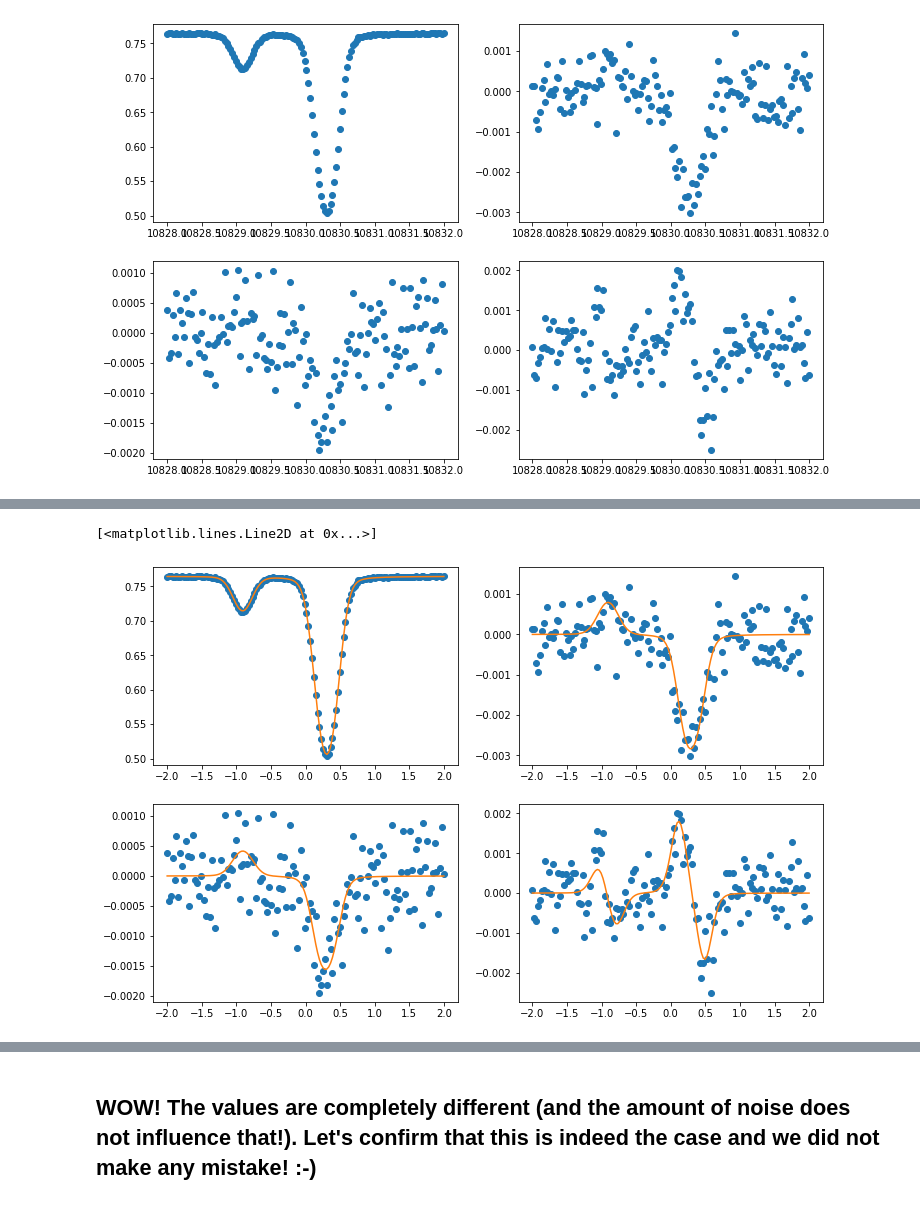
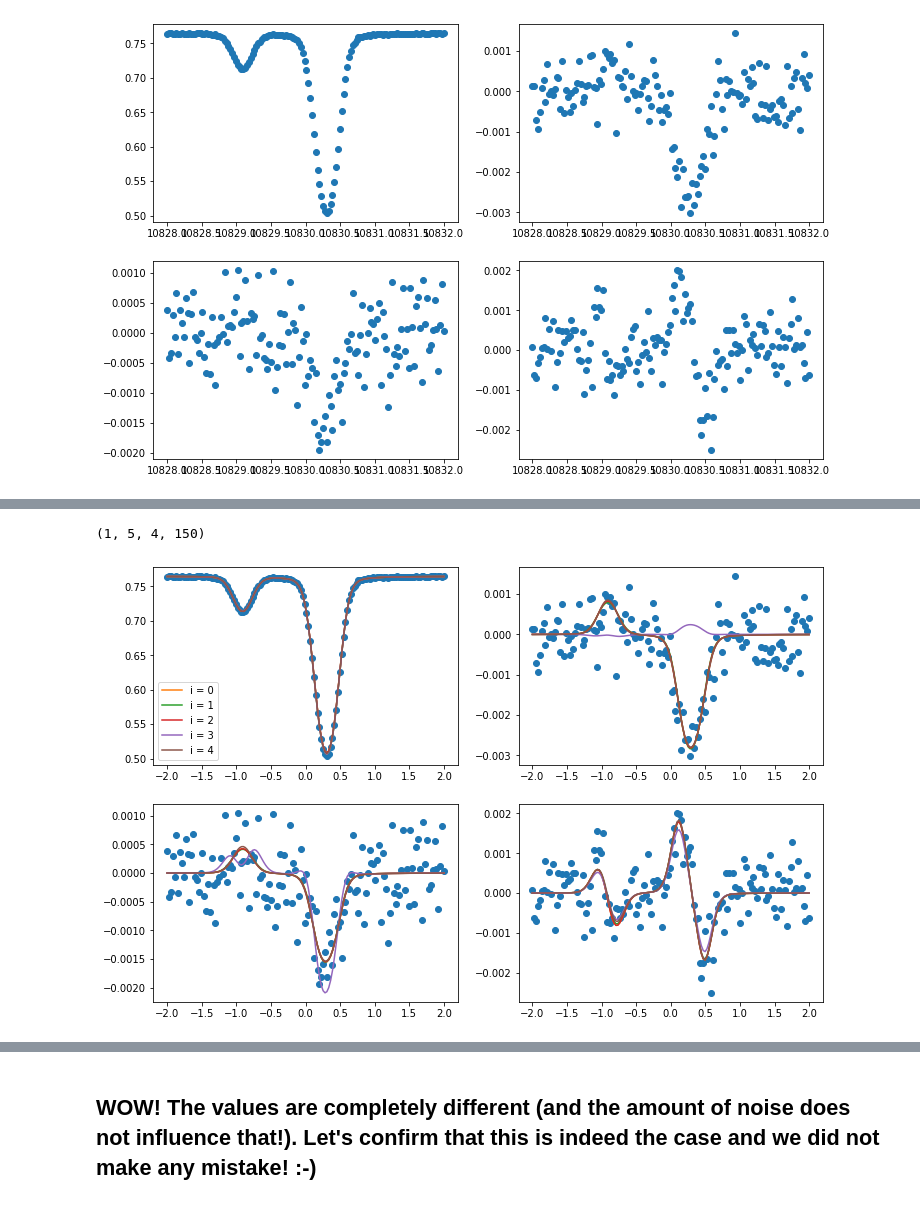
Before and after one commit to ivanzmilic/dkist_workshop_5, a Jupyter notebook: test_inversion.ipynb, the cells around one changed output, grey strips where cells are left out. Cells and saved outputs as stored; diff of their text form; code cells hidden in the pictures.

```diff
--- a/test_inversion.ipynb
+++ b/test_inversion.ipynb
@@ -16,19 +16,20 @@ import h5py
 ## We will start with a slab at the disk center, with strong magnetic field.
 # %%
 mod = hazel.Model(working_mode='synthesis')
-mod.add_spectral({'Name': 'spec1', 'Wavelength': [10827, 10832, 200], 'topology': 'ch1',
+mod.add_spectral({'Name': 'spec1', 'Wavelength': [10827, 10832, 201], 'topology': 'ch1',
     'LOS': [0.0,0.0,0.0], 'Boundary condition': [1.0,0.0,0.0,0.0]})
 mod.add_chromosphere({'Name': 'ch1', 'Spectral region': 'spec1', 'Height': 5.0, 'Line': '10830', 'Wavelength': [10827, 10832]})
 mod.setup()
 
 # Vector of parameters are (Bx,By,Bz,tau,v,deltav,beta,a) and then the ff.
 # Can you tell me which of the B components is los one, and which ones lie in the plane of the sky?
+# Parameters: (Bx,By,Bz,tau,v,deltav,beta,a)
 params_original = [500.0,700.0,1000.0,0.5,0.0,5.0,1.0,0.01]
 mod.atmospheres['ch1'].set_parameters(params_original,1.0)
 mod.synthesize()
 
 # This is where the wavelength hides
-ll = mod.spectrum['spec1'].wavelength_axis
+ll = np.copy(mod.spectrum['spec1'].wavelength_axis)
 n_wvl = len(ll)
 
 plt.figure(figsize=[14,8])
@@ -258,18 +217,19 @@ a=  0.012281458180596987 Original =  0.01
 ### What physics do you expect? How strong polarization do you expect?
 # %%
 mod = hazel.Model(working_mode='synthesis')
-mod.add_spectral({'Name': 'spec1', 'Wavelength': [10827, 10832, 200], 'topology': 'ch1',
-    'LOS': [90.0,0.0,90.0], 'Boundary condition': [0.0,0.0,0.0,0.0]})
+mod.add_spectral({'Name': 'spec1', 'Wavelength': [10827, 10832, 201], 'topology': 'ch1',
+    'LOS': [90.0,0.0,0.0], 'Boundary condition': [0.0,0.0,0.0,0.0]})
 mod.add_chromosphere({'Name': 'ch1', 'Spectral region': 'spec1', 'Height': 15.0, 'Line': '10830', 'Wavelength': [10827, 10832]})
 mod.setup()
 # Vector of parameters are (Bx,By,Bz,tau,v,deltav,beta,a) and then the ff
-params_original = [3.0,-4.0,7.0,1.0,0.0,8.0,1.0,0.01]
+params_original = [3.0,-4.0,7.0,0.5,0.0,8.0,1.0,0.2]
 mod.atmospheres['ch1'].set_parameters(params_original,1.0)
 mod.synthesize()
 
 # This is where the wavelength hides
-ll = mod.spectrum['spec1'].wavelength_axis
+ll = np.copy(mod.spectrum['spec1'].wavelength_axis)
 n_wvl = len(ll)
+print (n_wvl)
 
 plt.figure(figsize=[14,8])
 plt.subplot(221)
@@ -277,13 +237,13 @@ plt.plot(ll,mod.spectrum['spec1'].stokes[0,:])
 plt.ylabel("Stokes I")
 plt.subplot(222)
 plt.plot(ll,mod.spectrum['spec1'].stokes[1,:])
-plt.ylabel("Stokes Q")
+plt.ylabel("Stokes Q / Imax")
 plt.subplot(223)
 plt.plot(ll,mod.spectrum['spec1'].stokes[2,:])
-plt.ylabel("Stokes U")
+plt.ylabel("Stokes U / Imax")
 plt.xlabel("Wavelength")
 plt.subplot(224)
 plt.plot(ll,mod.spectrum['spec1'].stokes[3,:])
-plt.ylabel("Stokes V")
+plt.ylabel("Stokes V / Imax")
 plt.xlabel("Wavelength")
 # %% [output]
@@ -524,24 +521,34 @@ iterator.run_all_pixels()
 # %%
 result = h5py.File('output_onepixel.h5','r')
 fit = np.copy(result['spec1']['stokes'])
-fit = fit.reshape(4,150)
+fit.shape
+# %% [output]
+(1, 5, 4, 150)
+# %%
+fit = fit.reshape(5,4,150)
 # %%
 plt.figure(figsize=[12,8])
+i_p = 0
 plt.subplot(221)
 plt.plot(ll-10830,stokes[0,:],'o')
-plt.plot(ll-10830,fit[0,:])
+for i in range(i_p,i_p+5):
+    plt.plot(ll-10830,fit[i,0,:],label='i = '+str(i))
+plt.legend()
 plt.subplot(222)
 plt.plot(ll-10830,stokes[1,:],'o')
-plt.plot(ll-10830,fit[1,:])
+for i in range(i_p,i_p+5):
+    plt.plot(ll-10830,fit[i,1,:])
 plt.subplot(223)
 plt.plot(ll-10830,stokes[2,:],'o')
-plt.plot(ll-10830,fit[2,:])
+for i in range(i_p,i_p+5):
+    plt.plot(ll-10830,fit[i,2,:])
+
 plt.subplot(224)
 plt.plot(ll-10830,stokes[3,:],'o')
-plt.plot(ll-10830,fit[3,:])
+for i in range(i_p,i_p+5):
+    plt.plot(ll-10830,fit[i,3,:])
 # %% [output]
-[<matplotlib.lines.Line2D at 0x...>]
-[figure, old version]
+[figure, new version]
 # %%
 result['ch1'].keys()
 # Print them neatly:
```
Also changed, not shown: parts of 32 cells of this notebook, 1 other file.
